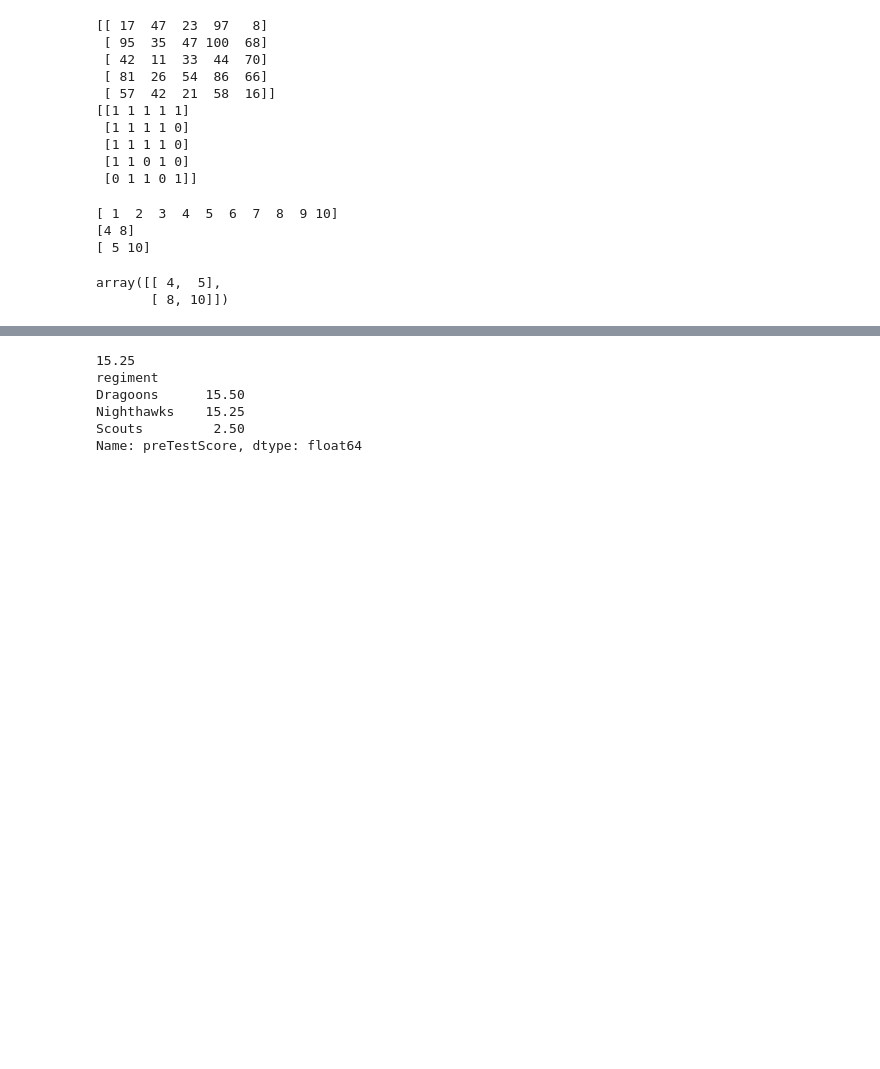
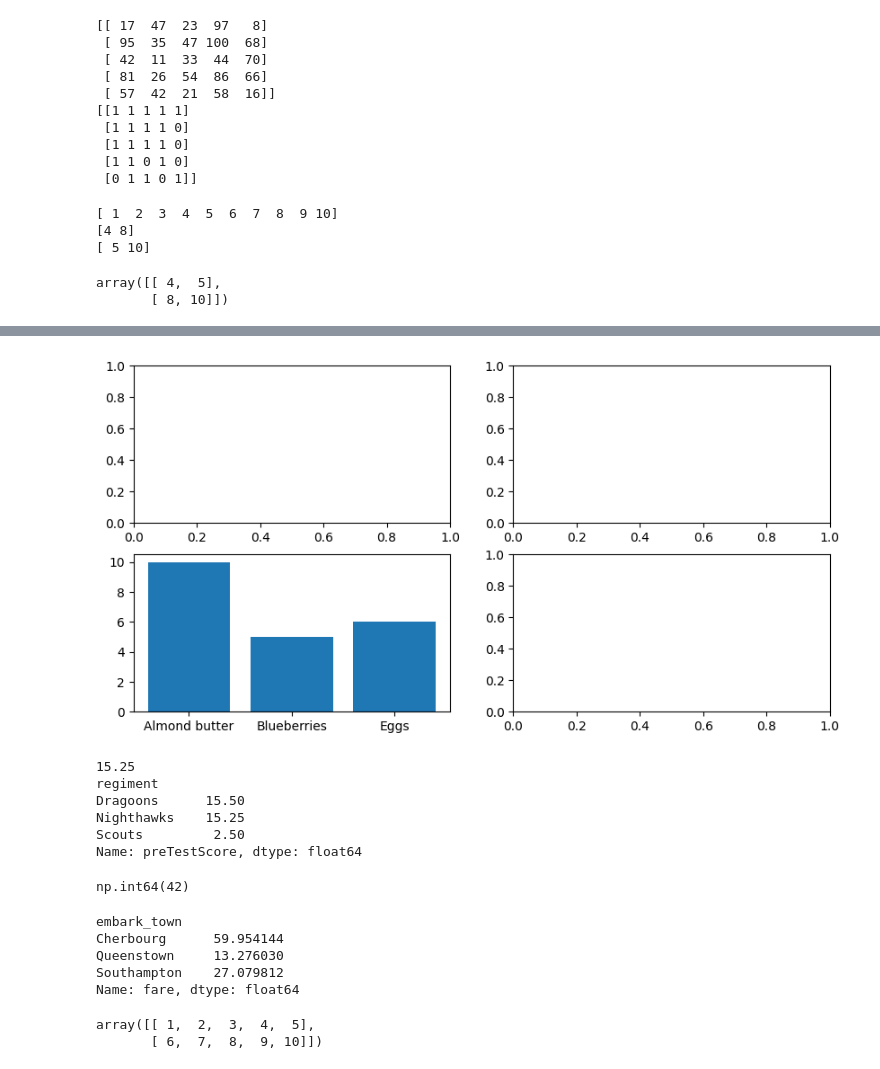
Before and after one commit to sdadi/ScalerDSML, a Jupyter notebook: contest/contest1.ipynb, the cells around one changed output, grey strips where cells are left out. Saved outputs shown, nothing was run; the diff lists cells and outputs as text; code cells hidden in the pictures; blank space fills up the shorter version.

```diff
--- a/contest/contest1.ipynb
+++ b/contest/contest1.ipynb
@@ -85,3 +88,10 @@ SyntaxError: positional argument follows keyword argument (4133346945.py, line 2
+# %%
+fp = {"Almond butter":10,"Blueberries":5,'Eggs':6}
+fig, ((ax1,ax2),(ax3,ax4)) = plt.subplots(2,2,figsize=(10,5))
+ax3.bar(fp.keys(),fp.values())
+plt.show()
+# %% [output]
+[figure, added]
 # %%
 raw_data = {'regiment': ['Nighthawks', 'Nighthawks', 'Nighthawks', 'Nighthawks', 'Dragoons', 'Dragoons', 'Dragoons', 'Dragoons', 'Scouts', 'Scouts', 'Scouts', 'Scouts'],
  'company': ['1st', '1st', '2nd', '2nd', '1st', '1st', '2nd', '2nd','1st', '1st', '2nd', '2nd'],
@@ -100,3 +112,26 @@ Dragoons      15.50
 Nighthawks    15.25
 Scouts         2.50
 Name: preTestScore, dtype: float64
+# %%
+data = pd.read_csv('Ecommerce_Purchases9.csv')
+data[(data['Purchase Price']>95.00) & (data['CC Provider'] == 'Mastercard')]['Purchase Price'].count()
+# %% [output]
+np.int64(42)
+# %%
+df = sns.load_dataset('titanic')
+df.head()
+df.groupby('embark_town')['fare'].mean()
+# %% [output]
+embark_town
+Cherbourg      59.954144
+Queenstown     13.276030
+Southampton    27.079812
+Name: fare, dtype: float64
+# %%
+a = np.arange(1,6)
+b = np.arange(6,11)
+
+np.vstack([a,b])
+# %% [output]
+array([[ 1,  2,  3,  4,  5],
+       [ 6,  7,  8,  9, 10]])
```
Also changed, not shown: parts of 6 cells of this notebook.
